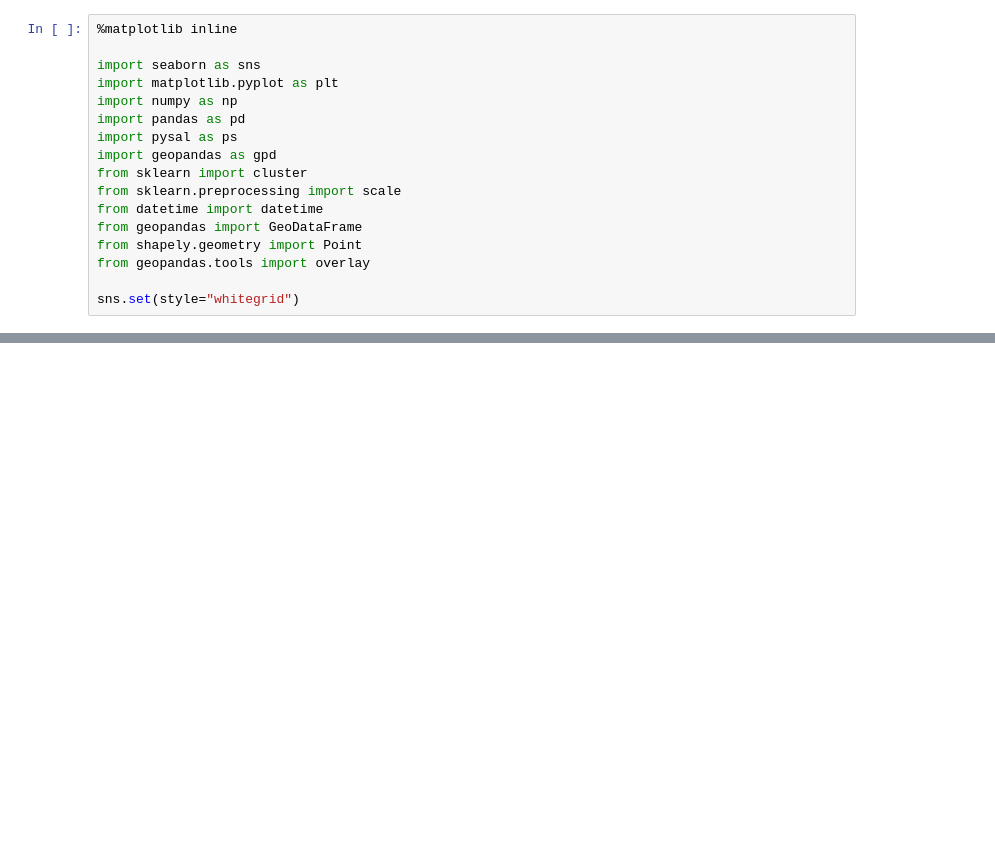
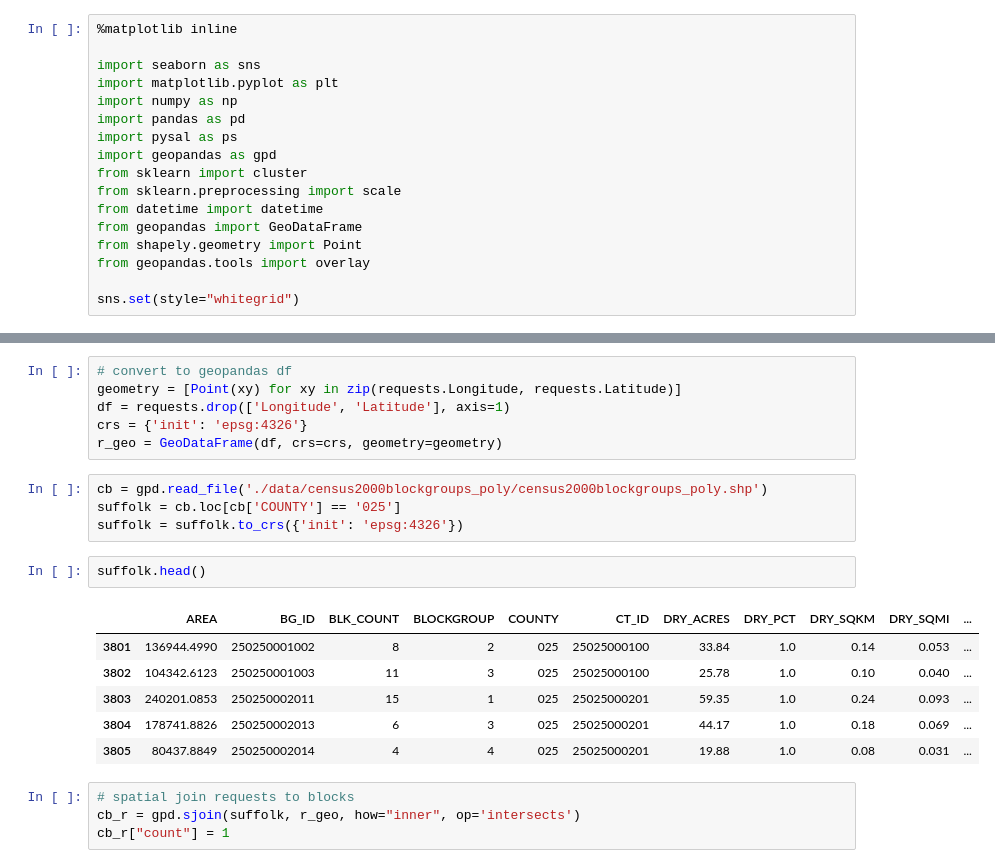
Before and after one commit to paylakatel/explore_311, a Jupyter notebook: clusters.ipynb, the cells around one changed output, grey strips where cells are left out. Drawn from its saved outputs; the diff is of its cells as text; blank space fills up the shorter version.

```diff
--- a/clusters.ipynb
+++ b/clusters.ipynb
@@ -252,0 +93,23 @@ ax.legend(ncol=1, loc="right");
+# %%
+# convert to geopandas df
+geometry = [Point(xy) for xy in zip(requests.Longitude, requests.Latitude)]
+df = requests.drop(['Longitude', 'Latitude'], axis=1)
+crs = {'init': 'epsg:4326'}
+r_geo = GeoDataFrame(df, crs=crs, geometry=geometry)
+# %%
+cb = gpd.read_file('./data/census2000blockgroups_poly/census2000blockgroups_poly.shp')
+suffolk = cb.loc[cb['COUNTY'] == '025']
+suffolk = suffolk.to_crs({'init': 'epsg:4326'})
+# %%
+suffolk.head()
+# %% [output]
+|  | AREA | BG_ID | BLK_COUNT | BLOCKGROUP | COUNTY | CT_ID | DRY_ACRES | DRY_PCT | DRY_SQKM | DRY_SQMI | ... |
+| 3801 | 136944.4990 | 250250001002 | 8 | 2 | 025 | 25025000100 | 33.84 | 1.0 | 0.14 | 0.053 | ... |
+| 3802 | 104342.6123 | 250250001003 | 11 | 3 | 025 | 25025000100 | 25.78 | 1.0 | 0.10 | 0.040 | ... |
+| 3803 | 240201.0853 | 250250002011 | 15 | 1 | 025 | 25025000201 | 59.35 | 1.0 | 0.24 | 0.093 | ... |
+| 3804 | 178741.8826 | 250250002013 | 6 | 3 | 025 | 25025000201 | 44.17 | 1.0 | 0.18 | 0.069 | ... |
+| 3805 | 80437.8849 | 250250002014 | 4 | 4 | 025 | 25025000201 | 19.88 | 1.0 | 0.08 | 0.031 | ... |
+# %%
+# spatial join requests to blocks
+cb_r = gpd.sjoin(suffolk, r_geo, how="inner", op='intersects')
+cb_r["count"] = 1
```
Also changed, not shown: parts of 52 cells of this notebook.
